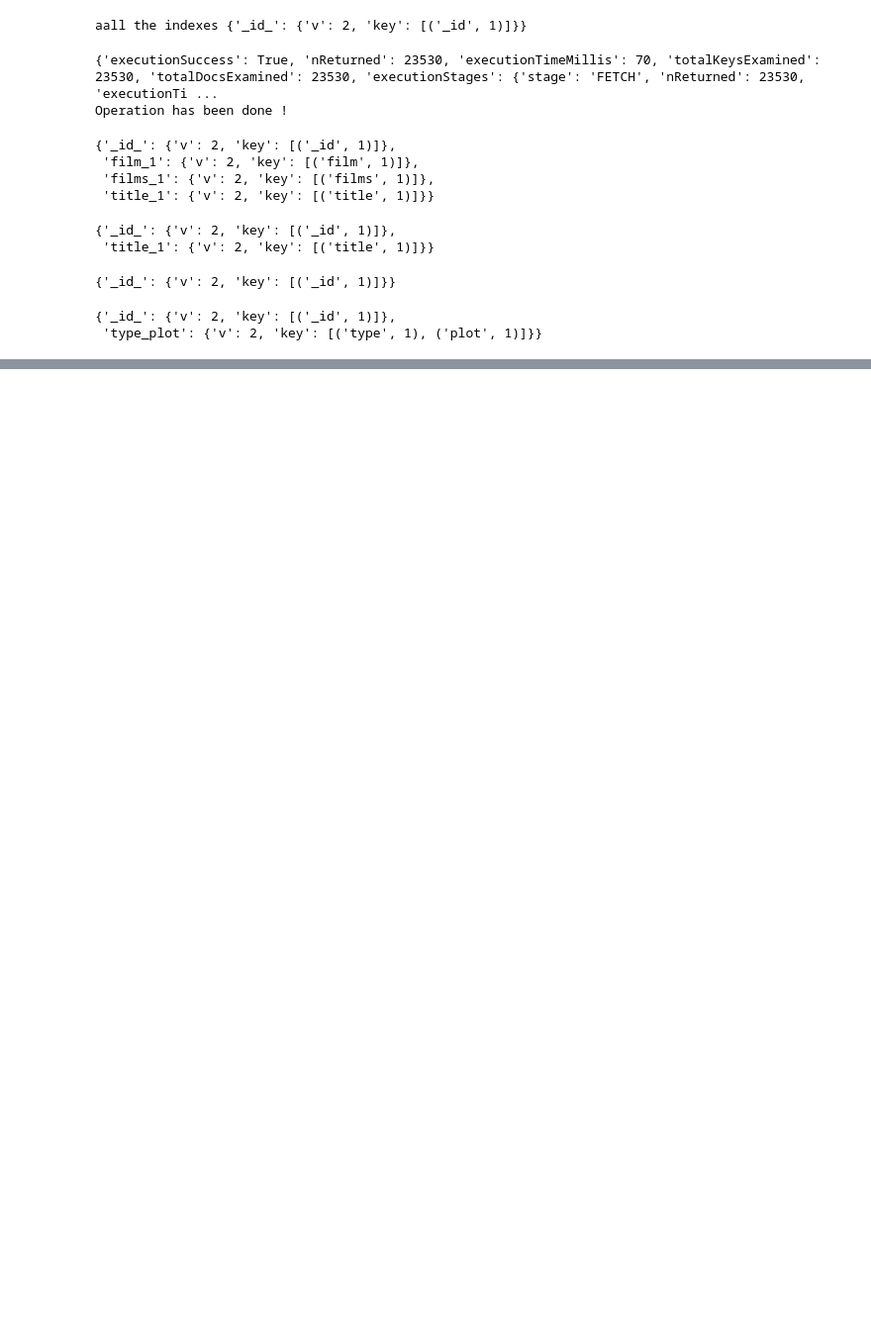
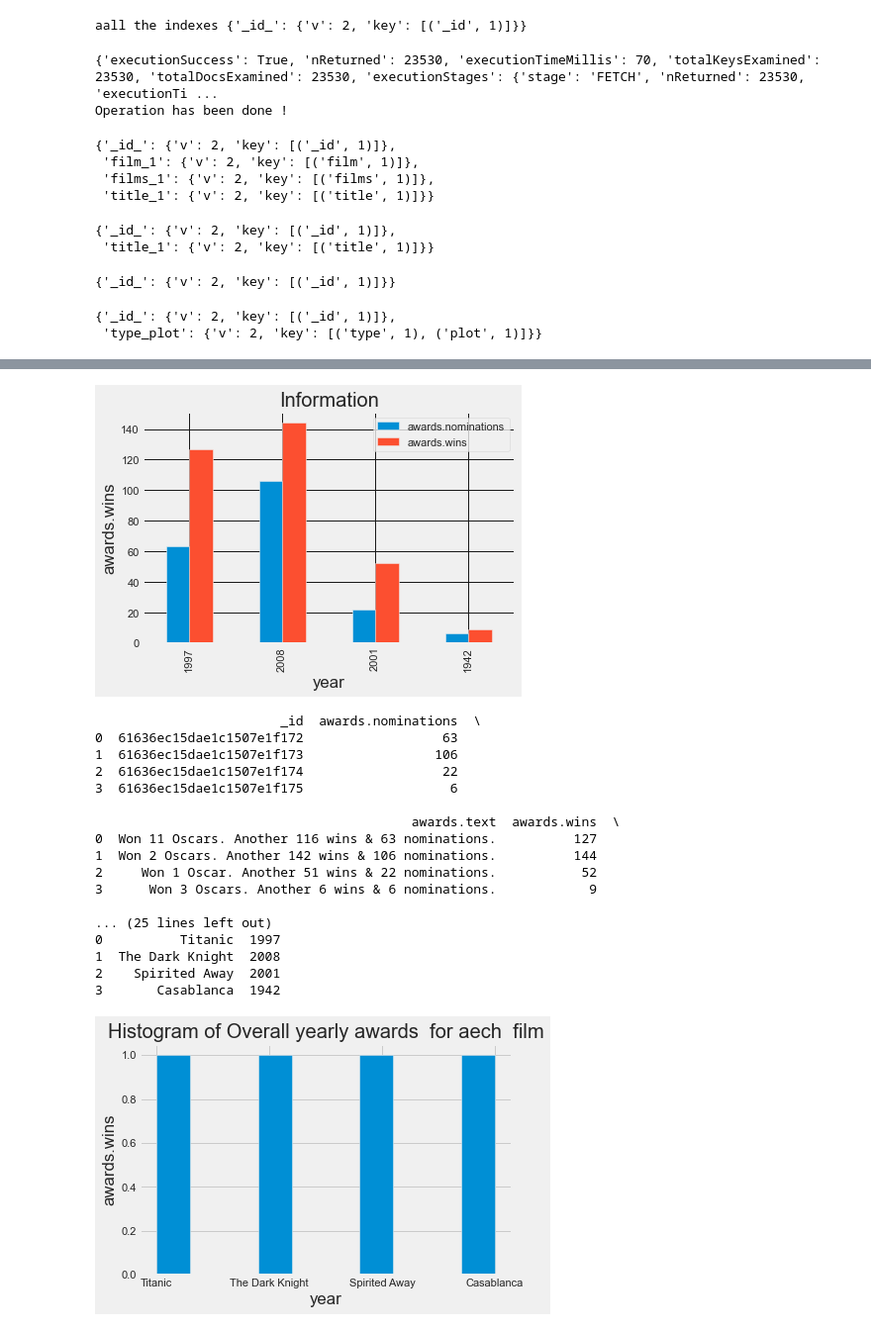
Before and after one commit to haithemmihoubi/pythonProject, a Jupyter notebook: mongoResume.ipynb, the cells around one changed output, grey strips where cells are left out. Shown at 99% size. Cells and saved outputs as stored; diff of their text form; code cells hidden in the pictures; blank space fills up the shorter version.

```diff
--- a/mongoResume.ipynb
+++ b/mongoResume.ipynb
@@ -1436,0 +1442,34 @@ plt.show()
+# %%
+df = pd.read_csv("datasets/movies.csv")
+pd.set_option('display.max_columns', None)
+pd.set_option('display.max_rows', None)
+print(df.head())
+plt.hist(df['title'])
+plt.xlabel('year')
+plt.ylabel('awards.wins')
+plt.autumn()
+plt.ion()
+plt.boxplot
+plt.cool()
+plt.title('Histogram of Overall yearly awards  for aech  film')
+plt.show()
+# %% [output]
+[figure, added]
+                        _id  awards.nominations  \
+0  61636ec15dae1c1507e1f172                  63
+1  61636ec15dae1c1507e1f173                 106
+2  61636ec15dae1c1507e1f174                  22
+3  61636ec15dae1c1507e1f175                   6
+
+                                         awards.text  awards.wins  \
+0  Won 11 Oscars. Another 116 wins & 63 nominations.          127
+1  Won 2 Oscars. Another 142 wins & 106 nominations.          144
+2     Won 1 Oscar. Another 51 wins & 22 nominations.           52
+3      Won 3 Oscars. Another 6 wins & 6 nominations.            9
+
+... (25 lines left out)
+0          Titanic  1997
+1  The Dark Knight  2008
+2    Spirited Away  2001
+3       Casablanca  1942
+[figure, added]
```
Also changed, not shown: parts of 37 cells of this notebook, 2 other files.
